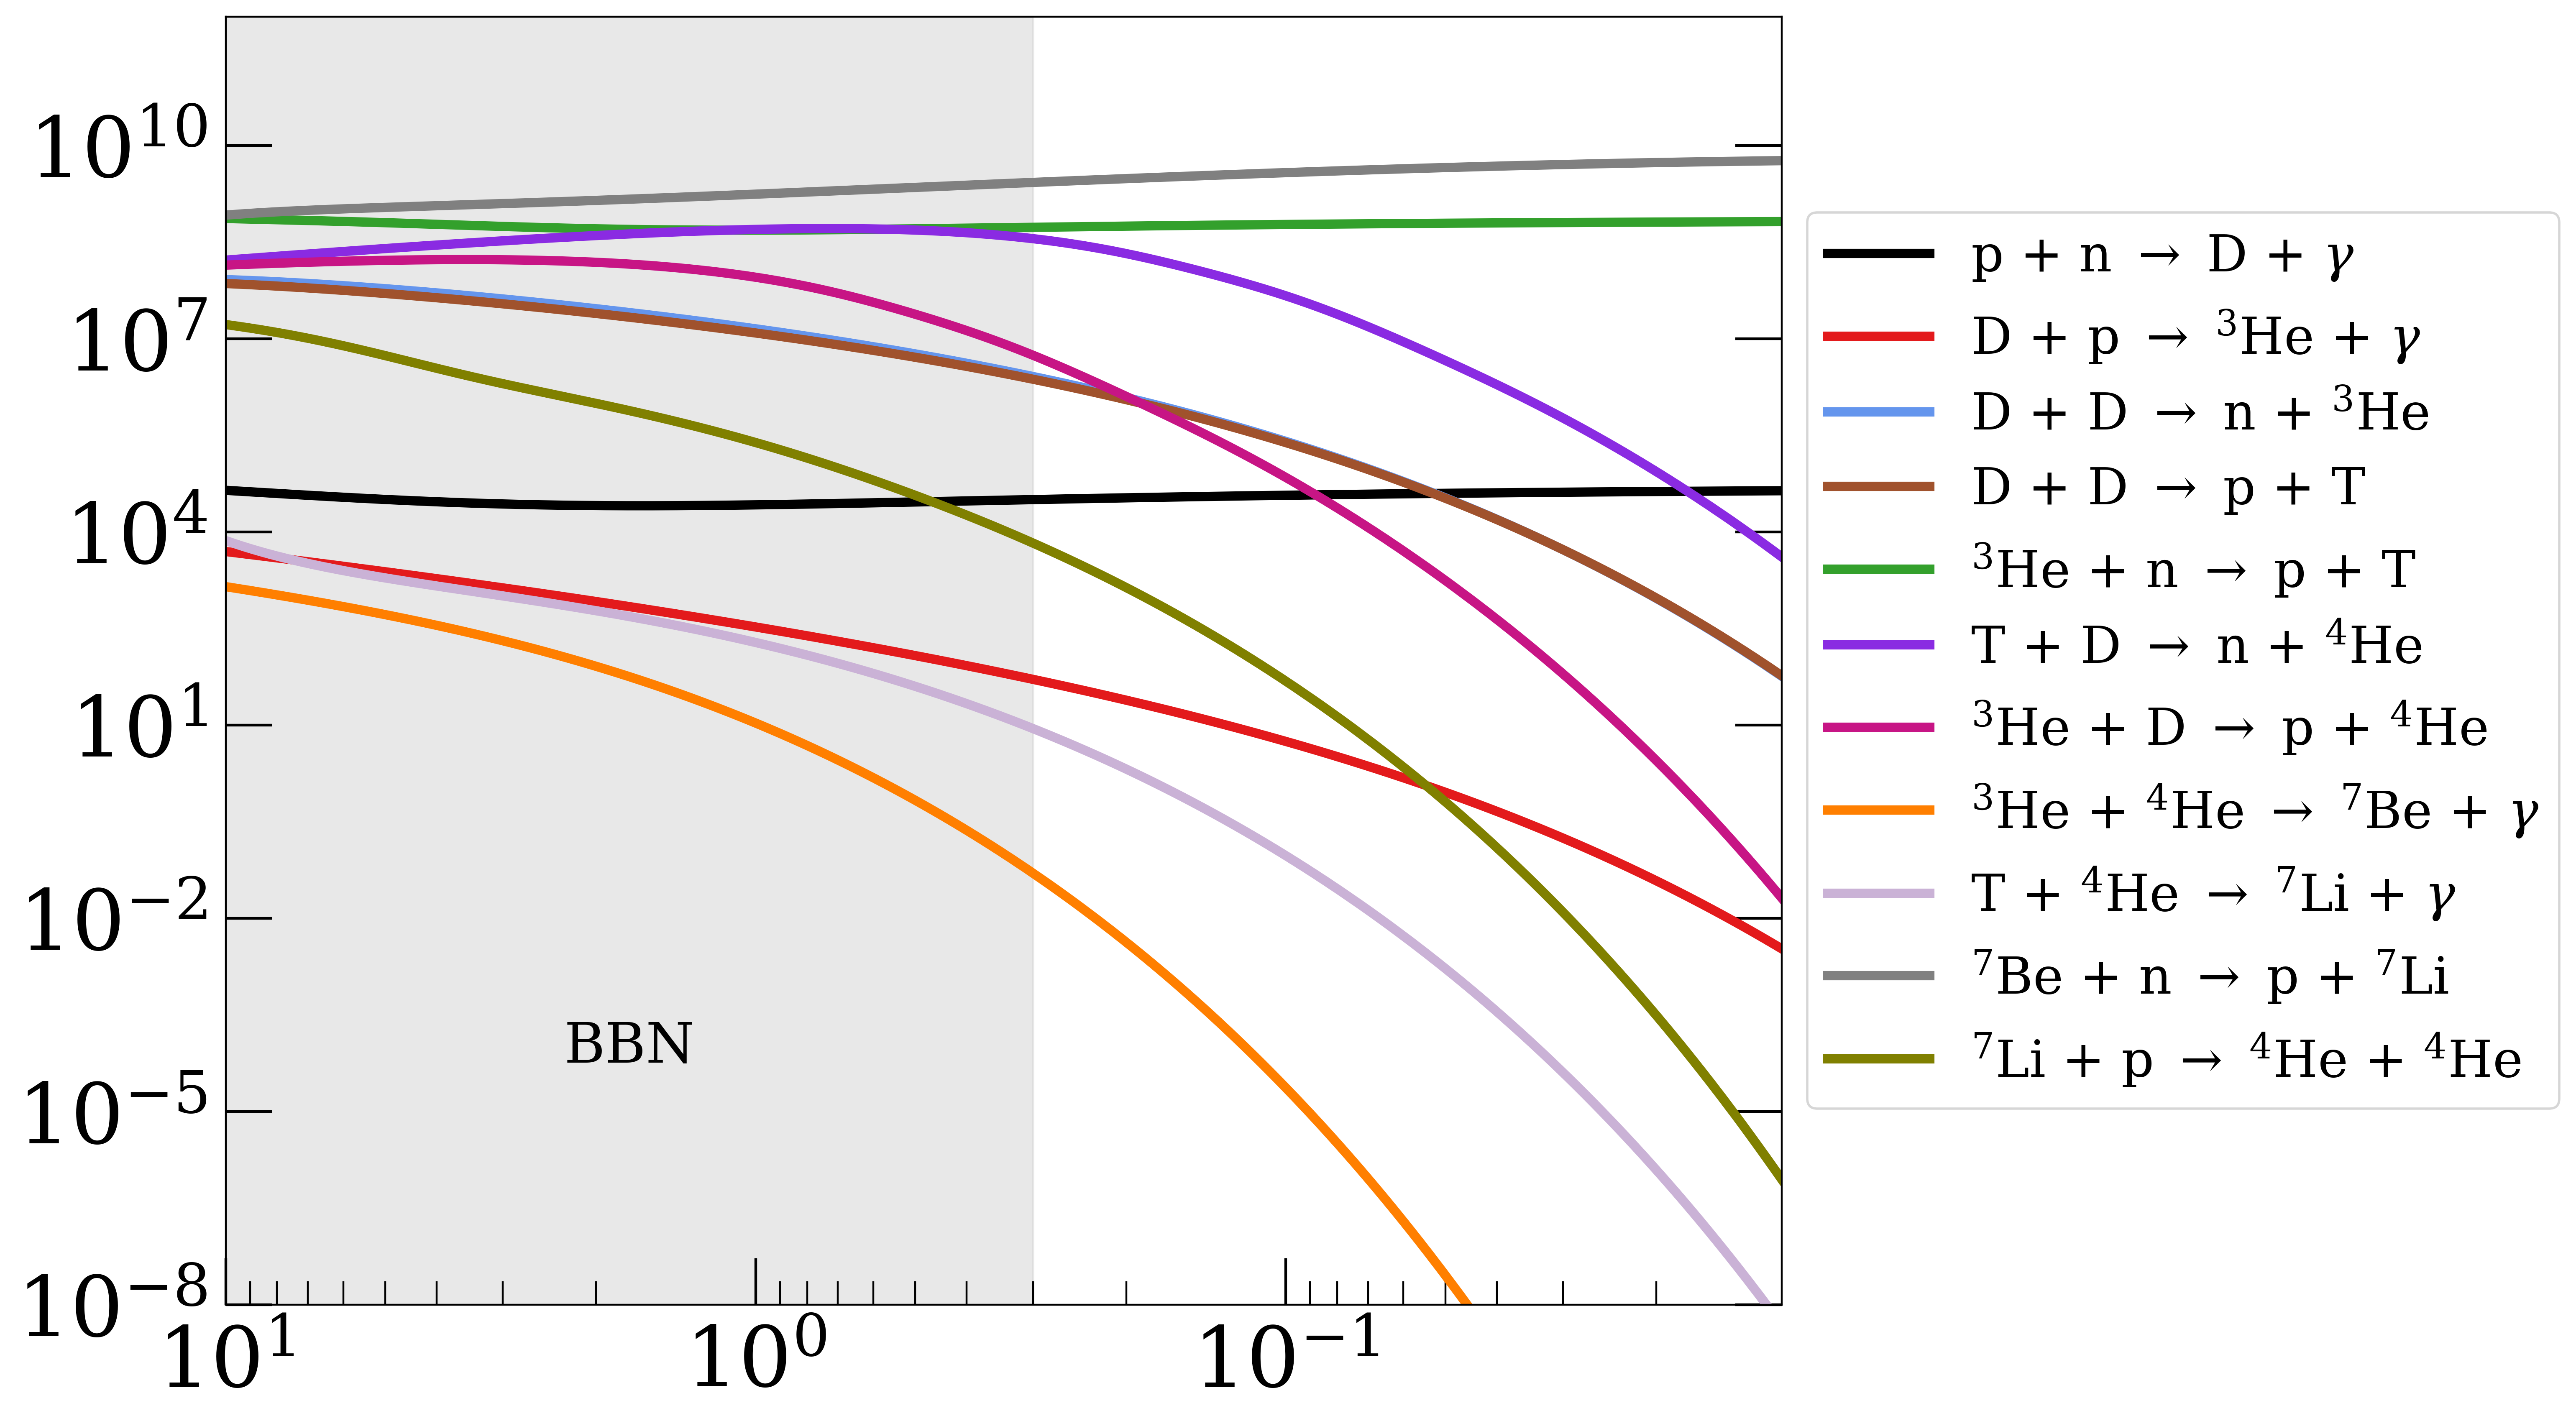
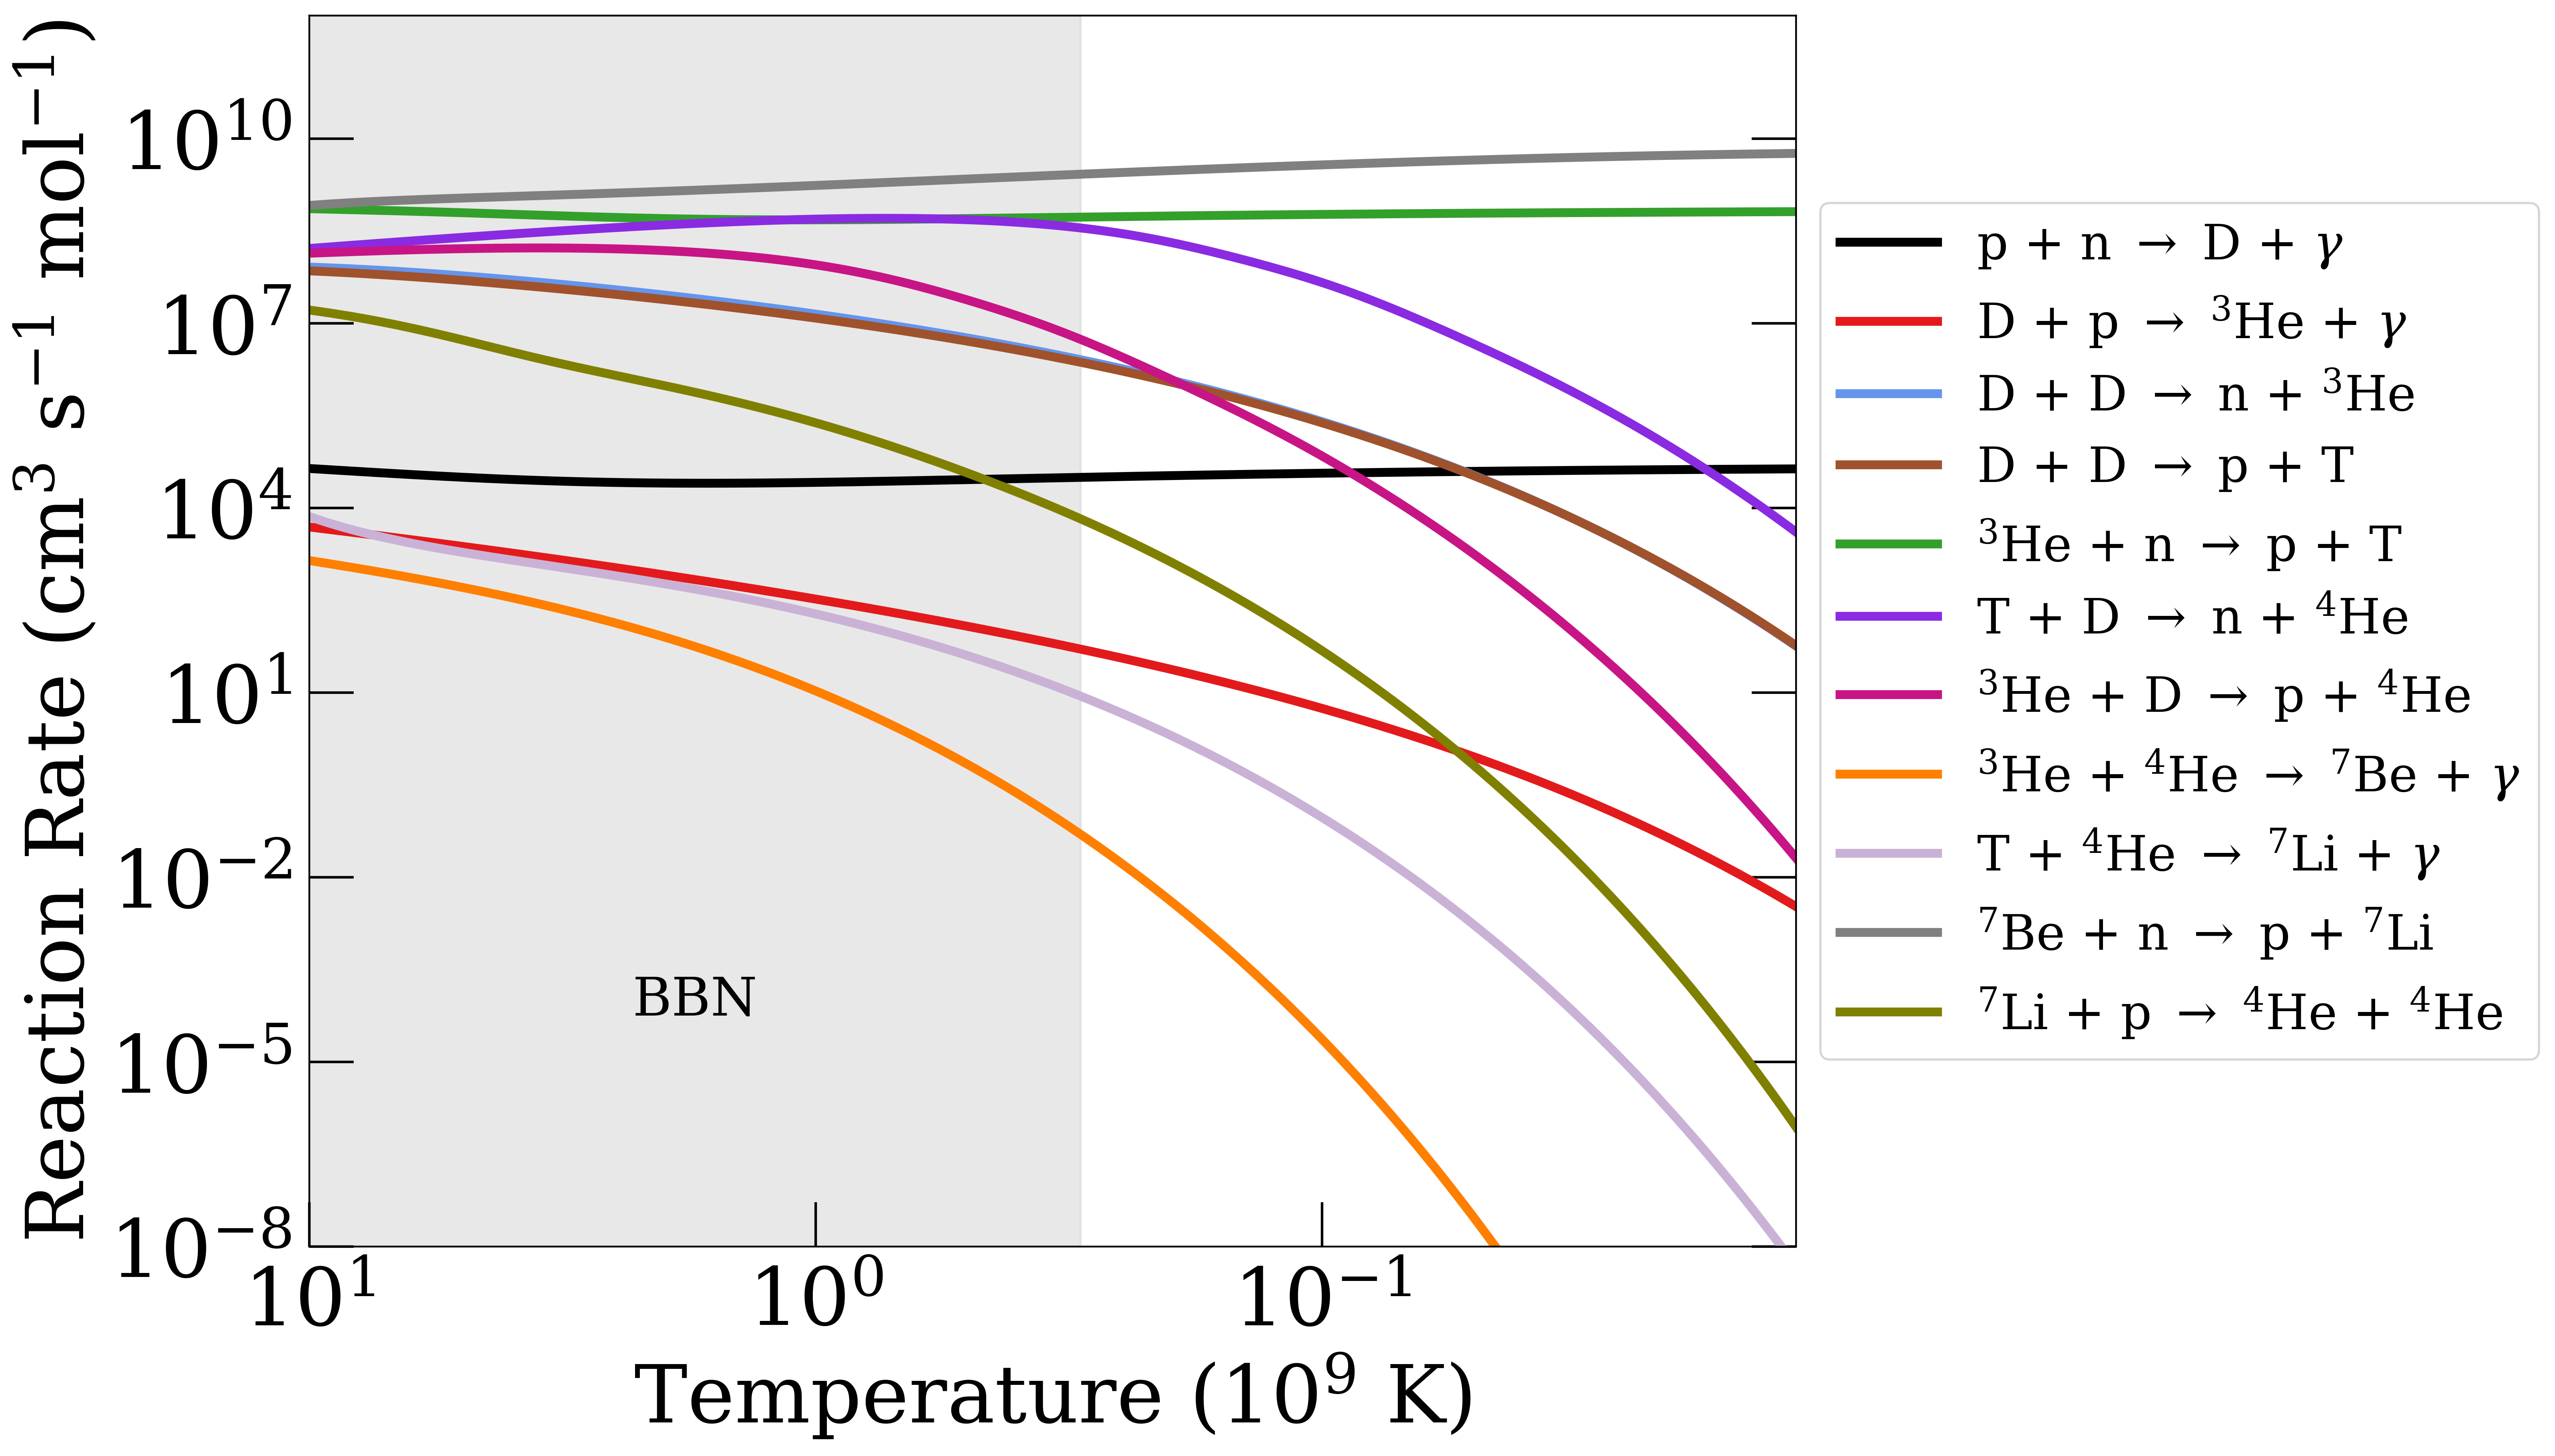
Unified diff of the notebook cell whose output changed from the first chart to the second:
--- before
+++ after
@@ -22,6 +22,6 @@
 
 for i in range(11):
-    h = 3.33683e4 * η0
-    rhob = h * Tnu9**3 * Neff
+
+    rhob = h * T9**3 
     cross_section = ForwardRate / rhob   # shape (11, n)
     ax.loglog(T9, cross_section[i], c=colors[i])
@@ -53,3 +53,3 @@
 
 ax.set_ylabel(r'Reaction Rate (cm$^3$ s$^{-1}$ mol$^{-1}$)', fontsize=36)
-ax.set_xlabel(r'Temperature ($10^9$ K)', fontsize=36)
+ax.set_xlabel(r'Temperature ($10^9$ K)', fontsize=36);

Commit: Fix rhob